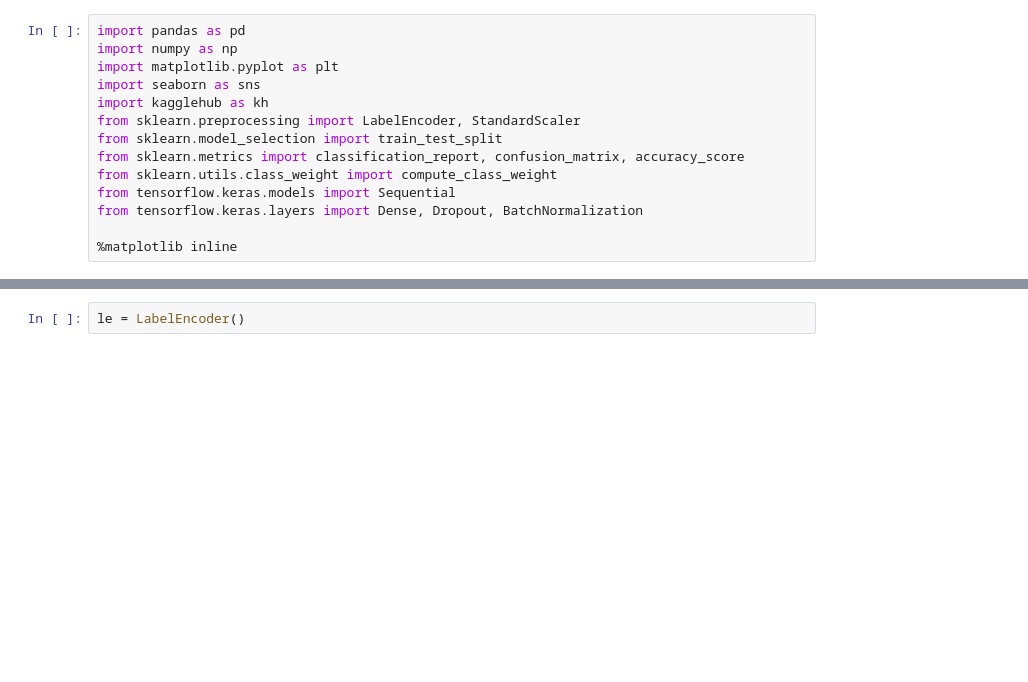
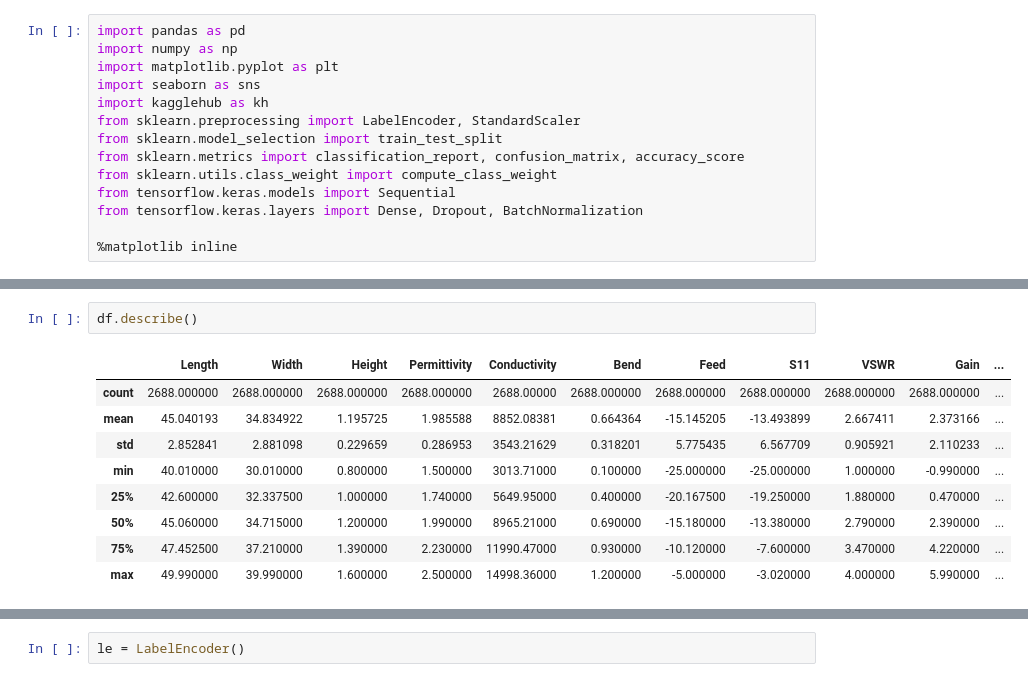
Before and after one commit to muffindud/RNIP, a Jupyter notebook: lab1/main.ipynb, the cells around one changed output, grey strips where cells are left out. Drawn from its saved outputs; the diff is of its cells as text; blank space fills up the shorter version.

```diff
--- a/lab1/main.ipynb
+++ b/lab1/main.ipynb
@@ -39,0 +72,12 @@ df.head()
+# %%
+df.describe()
+# %% [output]
+|  | Length | Width | Height | Permittivity | Conductivity | Bend | Feed | S11 | VSWR | Gain | ... |
+| count | 2688.000000 | 2688.000000 | 2688.000000 | 2688.000000 | 2688.00000 | 2688.000000 | 2688.000000 | 2688.000000 | 2688.000000 | 2688.000000 | ... |
+| mean | 45.040193 | 34.834922 | 1.195725 | 1.985588 | 8852.08381 | 0.664364 | -15.145205 | -13.493899 | 2.667411 | 2.373166 | ... |
+| std | 2.852841 | 2.881098 | 0.229659 | 0.286953 | 3543.21629 | 0.318201 | 5.775435 | 6.567709 | 0.905921 | 2.110233 | ... |
+| min | 40.010000 | 30.010000 | 0.800000 | 1.500000 | 3013.71000 | 0.100000 | -25.000000 | -25.000000 | 1.000000 | -0.990000 | ... |
+| 25% | 42.600000 | 32.337500 | 1.000000 | 1.740000 | 5649.95000 | 0.400000 | -20.167500 | -19.250000 | 1.880000 | 0.470000 | ... |
+| 50% | 45.060000 | 34.715000 | 1.200000 | 1.990000 | 8965.21000 | 0.690000 | -15.180000 | -13.380000 | 2.790000 | 2.390000 | ... |
+| 75% | 47.452500 | 37.210000 | 1.390000 | 2.230000 | 11990.47000 | 0.930000 | -10.120000 | -7.600000 | 3.470000 | 4.220000 | ... |
+| max | 49.990000 | 39.990000 | 1.600000 | 2.500000 | 14998.36000 | 1.200000 | -5.000000 | -3.020000 | 4.000000 | 5.990000 | ... |
```
Also changed, not shown: parts of 19 cells of this notebook.
